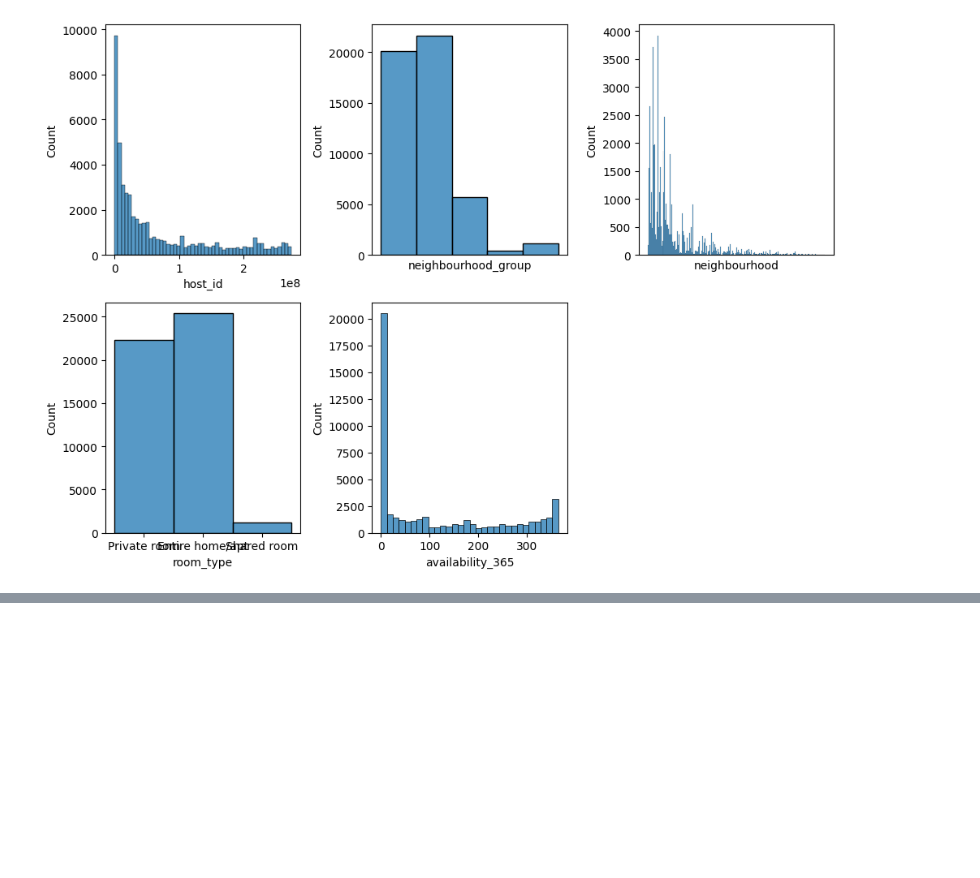
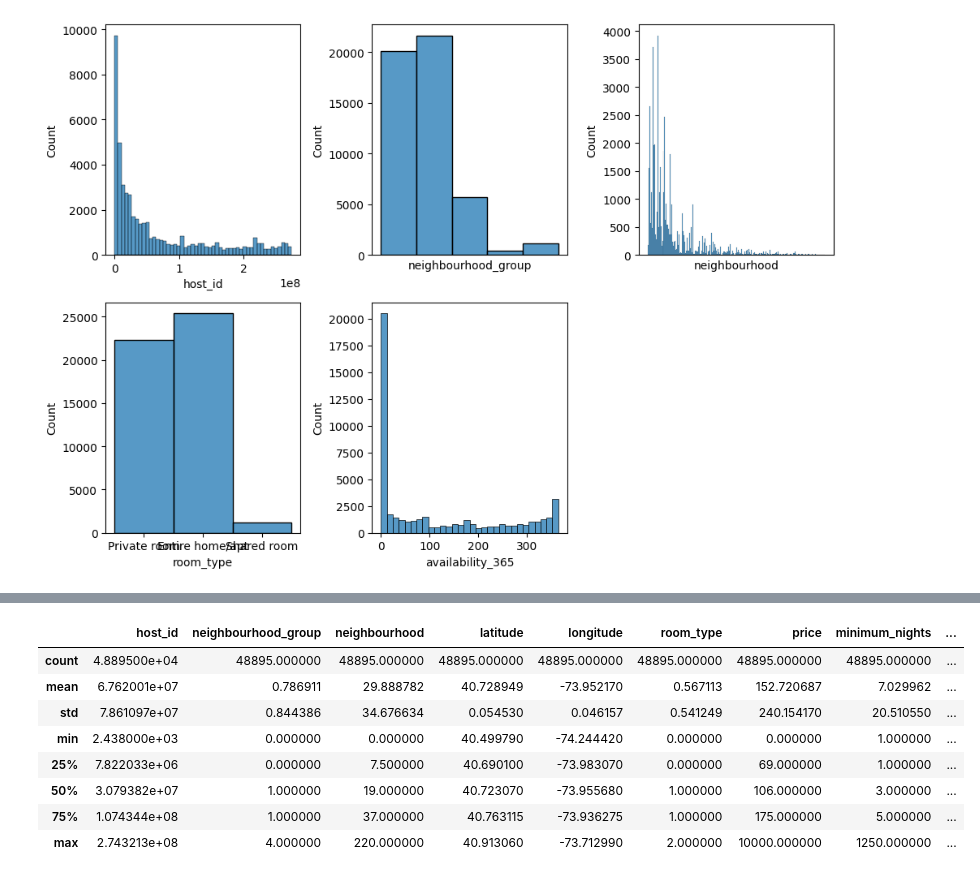
Before and after one commit to maria-pigazzi/exploratory-data-analysis, a Jupyter notebook: src/explore.ipynb, the cells around one changed output, grey strips where cells are left out. Saved outputs shown, nothing was run; the diff lists cells and outputs as text; code cells hidden in the pictures; blank space fills up the shorter version.

```diff
--- a/src/explore.ipynb
+++ b/src/explore.ipynb
@@ -148,0 +180,25 @@ plt.show()
+# %%
+total_data.describe() # gives general information about the statistics of the data
+# mean: average. When we don't have values, we can fill in the spaces with values
+# First calculate mean, then
+# Fill null values with the mean of each column
+# total_data_filled = total_data.fillna(total_data.mean()) - .mean comes from pandas
+
+# std: dispersion of data around the mean, how much variation from the mean
+# The higher it is, the more spread out is the data (values)
+
+# min: minimum value found in column
+
+# 25%: e.g. for price column: 25% of data is below the value of 69.00
+
+# max: maximum value foud in column
+# %% [output]
+|  | host_id | neighbourhood_group | neighbourhood | latitude | longitude | room_type | price | minimum_nights | ... |
+| count | 4.889500e+04 | 48895.000000 | 48895.000000 | 48895.000000 | 48895.000000 | 48895.000000 | 48895.000000 | 48895.000000 | ... |
+| mean | 6.762001e+07 | 0.786911 | 29.888782 | 40.728949 | -73.952170 | 0.567113 | 152.720687 | 7.029962 | ... |
+| std | 7.861097e+07 | 0.844386 | 34.676634 | 0.054530 | 0.046157 | 0.541249 | 240.154170 | 20.510550 | ... |
+| min | 2.438000e+03 | 0.000000 | 0.000000 | 40.499790 | -74.244420 | 0.000000 | 0.000000 | 1.000000 | ... |
+| 25% | 7.822033e+06 | 0.000000 | 7.500000 | 40.690100 | -73.983070 | 0.000000 | 69.000000 | 1.000000 | ... |
+| 50% | 3.079382e+07 | 1.000000 | 19.000000 | 40.723070 | -73.955680 | 1.000000 | 106.000000 | 3.000000 | ... |
+| 75% | 1.074344e+08 | 1.000000 | 37.000000 | 40.763115 | -73.936275 | 1.000000 | 175.000000 | 5.000000 | ... |
+| max | 2.743213e+08 | 4.000000 | 220.000000 | 40.913060 | -73.712990 | 2.000000 | 10000.000000 | 1250.000000 | ... |
```
Also changed, not shown: parts of 12 cells of this notebook.
